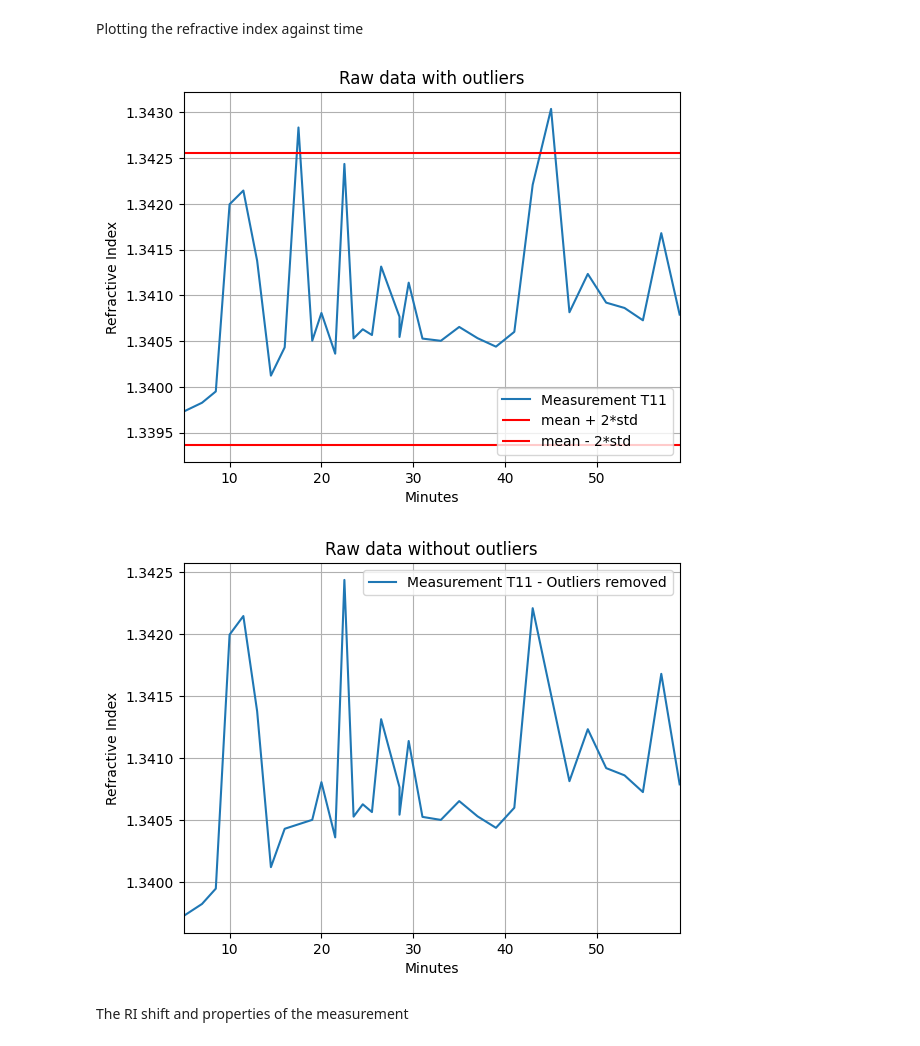
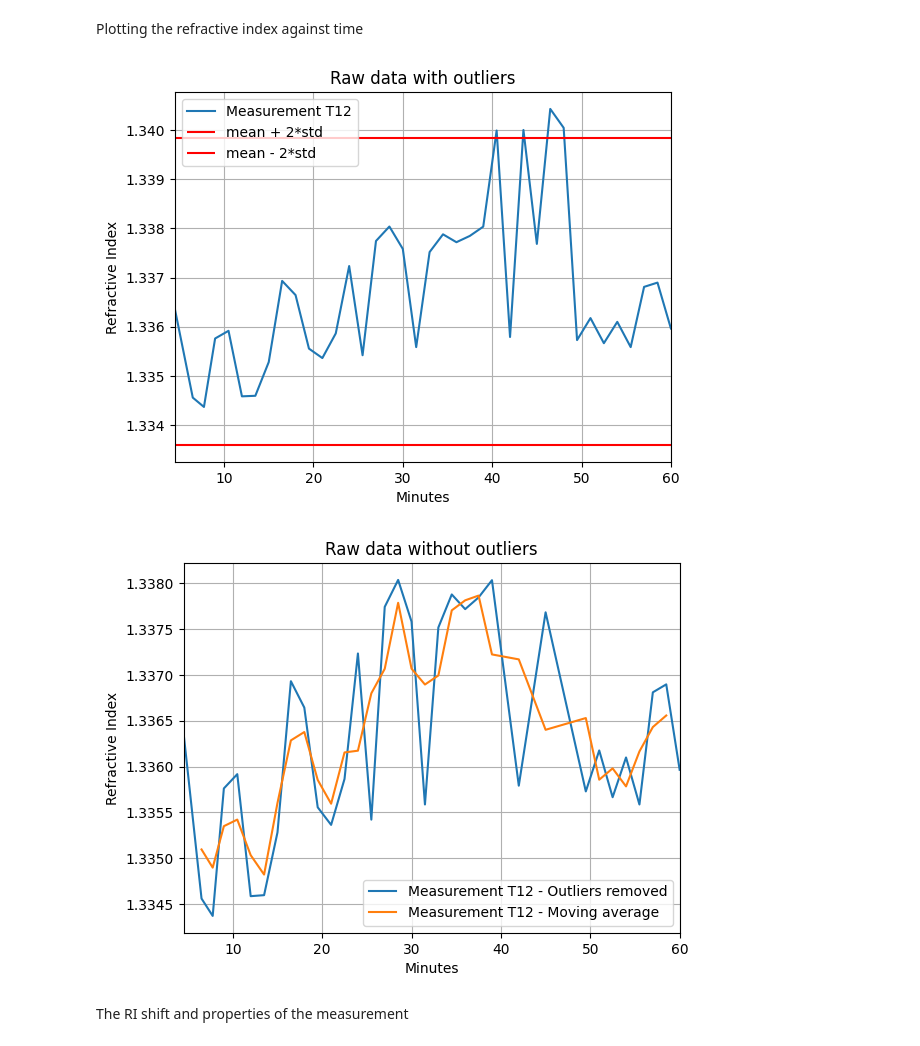
Before and after one commit to Philip-Jorgensen/wcg_final_project, a Jupyter notebook: Jupyter_files/analyzing_refractive_index_of_vinyl_chloride_in_water.ipynb, the cells around one changed output. Drawn from its saved outputs; the diff is of its cells as text; code cells hidden in the pictures.

Commit message:
adding average

```diff
--- a/Jupyter_files/analyzing_refractive_index_of_vinyl_chloride_in_water.ipynb
+++ b/Jupyter_files/analyzing_refractive_index_of_vinyl_chloride_in_water.ipynb
@@ -117,7 +117,7 @@ plt.show()
 # %% [markdown]
 Combining the refractive index values for the different tests *(T#)*
 # %%
-analyze_test_number = 11
+analyze_test_number = 12
 
 refractive_index = [[]]
 time = []
@@ -149,3 +151,19 @@ for i, ri in enumerate(refractive_index):
+# %%
+average_window_size = 3
+
+ri_moving_average = []
+
+i = 0
+while i < len(ri_no_outliers) - average_window_size + 1:
+
+    window = ri_no_outliers[i : i + average_window_size]
+
+    window_average = sum(window) / average_window_size
+    # print(window_average)
+
+    ri_moving_average.append(window_average)
+
+    i += 1
 # %% [markdown]
 Getting the different properties of the measurement from the data\
 All the information is written in the *sample attributes*, and then I am using regular expressions to get those values.
@@ -174,22 +196,23 @@ plt.ylabel("Refractive Index")
 
 plt.show()
 # %% [output]
-[figure, old version]
+[figure, new version]
 # %%
 fig, ax = plt.subplots()
 
 ax.plot(time_no_outliers, ri_no_outliers, label=f"Measurement T{analyze_test_number} - Outliers removed")
+ax.plot(time_no_outliers[1:-1], ri_moving_average, label=f"Measurement T{analyze_test_number} - Moving average")
 
 plt.legend()
 plt.grid(True)
 plt.xlim(min(time), max(time))
 plt.title("Raw data without outliers")
 plt.xlabel("Minutes")
 plt.ylabel("Refractive Index")
 
 plt.show()
 # %% [output]
-[figure, old version]
+[figure, new version]
 # %% [markdown]
 The RI shift and properties of the measurement
 # %%
```
Also changed, not shown: parts of 5 cells of this notebook, 1 other file.
